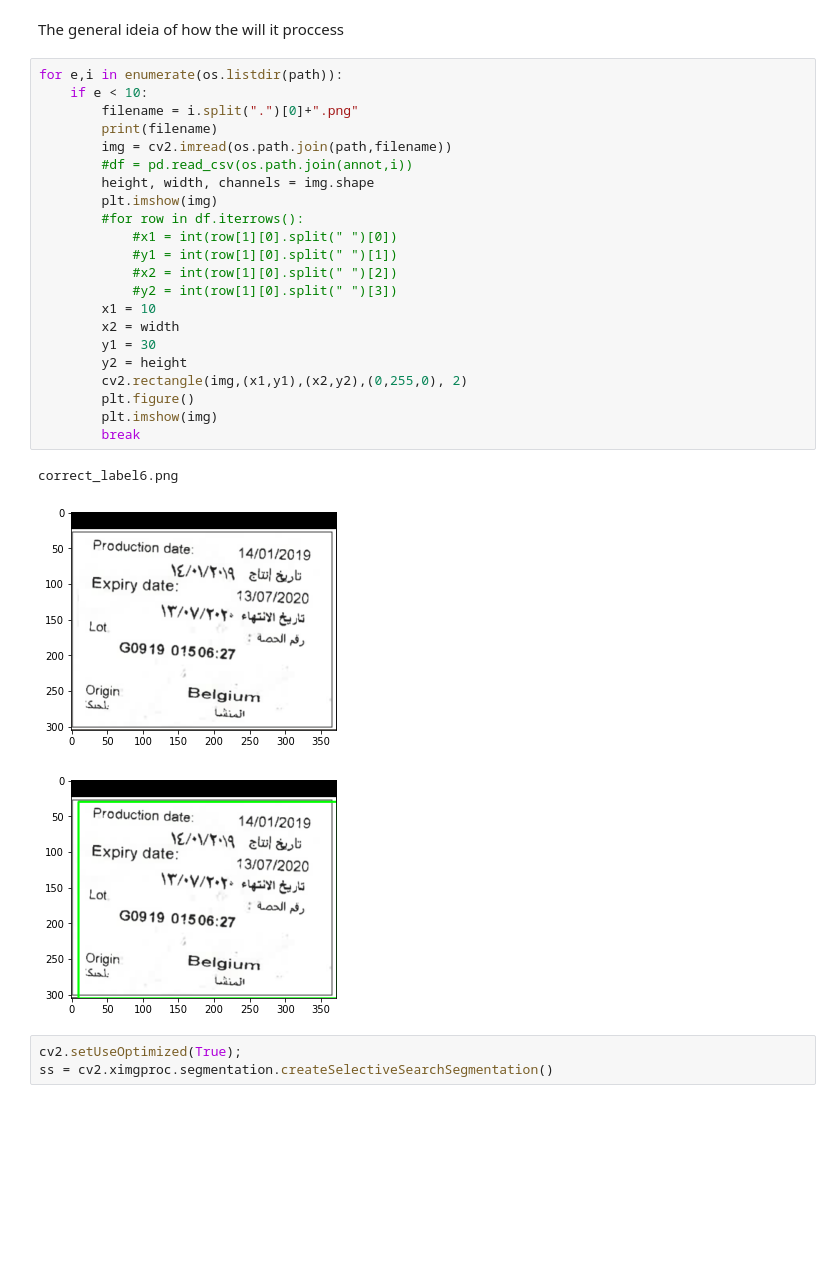
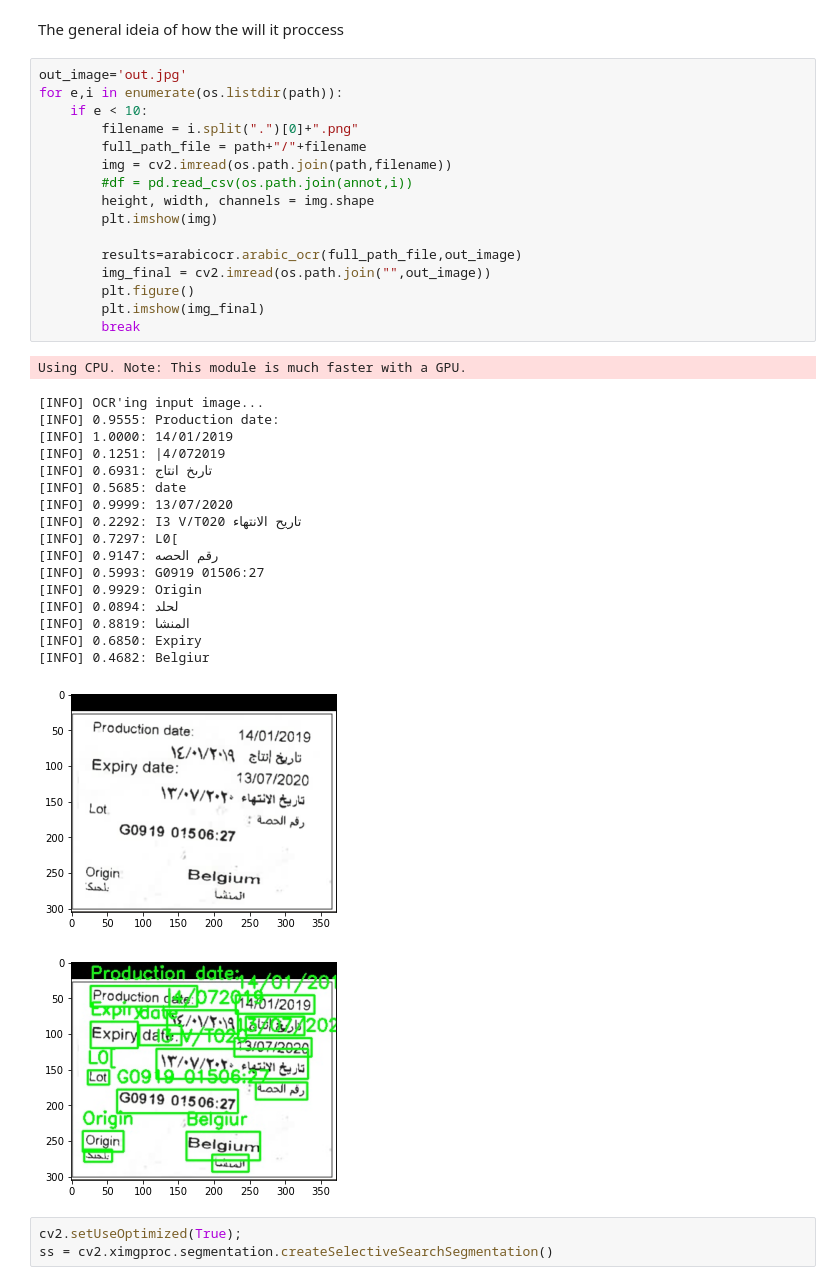
Before and after one commit to dua123/test_RCNN, a Jupyter notebook: RCNN.ipynb, the cells around one changed output. Saved outputs shown, nothing was run; the diff lists cells and outputs as text; blank space fills up the shorter version.

```diff
--- a/RCNN.ipynb
+++ b/RCNN.ipynb
@@ -13,31 +14,41 @@ path = "Images"
 # %% [markdown]
 The general ideia of how the will it proccess
 # %%
+out_image='out.jpg'
 for e,i in enumerate(os.listdir(path)):
     if e < 10:
         filename = i.split(".")[0]+".png"
-        print(filename)
+        full_path_file = path+"/"+filename
         img = cv2.imread(os.path.join(path,filename))
         #df = pd.read_csv(os.path.join(annot,i))
         height, width, channels = img.shape
         plt.imshow(img)
-        #for row in df.iterrows():
-            #x1 = int(row[1][0].split(" ")[0])
-            #y1 = int(row[1][0].split(" ")[1])
-            #x2 = int(row[1][0].split(" ")[2])
-            #y2 = int(row[1][0].split(" ")[3])
-        x1 = 10
-        x2 = width
-        y1 = 30
-        y2 = height
-        cv2.rectangle(img,(x1,y1),(x2,y2),(0,255,0), 2)
+
+        results=arabicocr.arabic_ocr(full_path_file,out_image)
+        img_final = cv2.imread(os.path.join("",out_image))
         plt.figure()
-        plt.imshow(img)
+        plt.imshow(img_final)
         break
 # %% [output]
-correct_label6.png
+Using CPU. Note: This module is much faster with a GPU.
+[INFO] OCR'ing input image...
+[INFO] 0.9555: Production date:
+[INFO] 1.0000: 14/01/2019
+[INFO] 0.1251: |4/072019
+[INFO] 0.6931: تارىخ انتاج
+[INFO] 0.5685: date
+[INFO] 0.9999: 13/07/2020
+[INFO] 0.2292: I3 V/T020 تاريح الانتهاء
+[INFO] 0.7297: L0[
+[INFO] 0.9147: رقم الحصه
+[INFO] 0.5993: G0919 01506:27
+[INFO] 0.9929: Origin
+[INFO] 0.0894: لحلد
+[INFO] 0.8819: المنشا
+[INFO] 0.6850: Expiry
+[INFO] 0.4682: Belgiur
 [figure]
-[figure, old version]
+[figure, new version]
 # %%
 cv2.setUseOptimized(True);
 ss = cv2.ximgproc.segmentation.createSelectiveSearchSegmentation()
```
Also changed, not shown: parts of 19 cells of this notebook, 1 other file.
